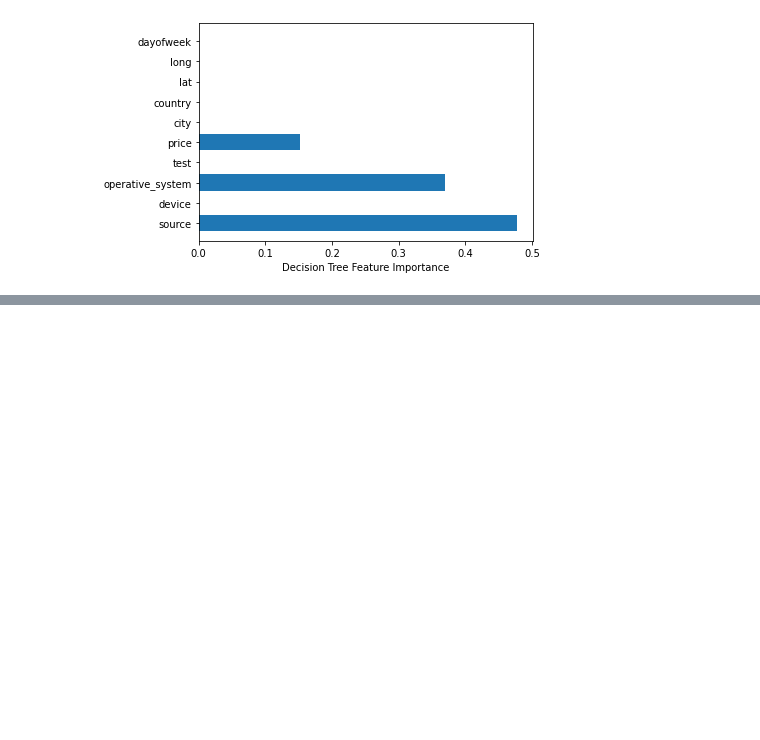
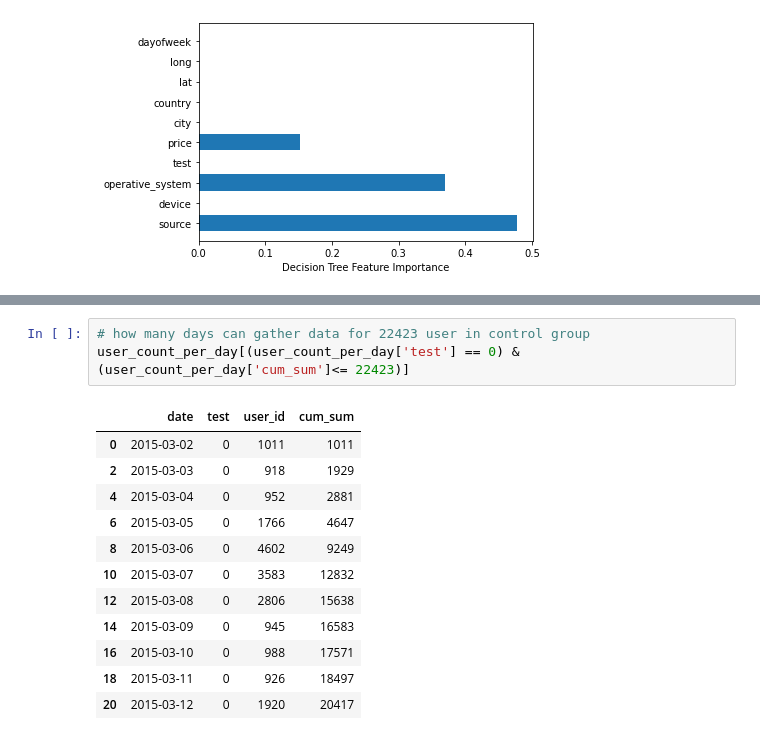
Before and after one commit to menghe2727/data_science, a Jupyter notebook: pricing_test/pricing_test.ipynb, the cells around one changed output, grey strips where cells are left out. Drawn from its saved outputs; the diff is of its cells as text; blank space fills up the shorter version.

```diff
--- a/pricing_test/pricing_test.ipynb
+++ b/pricing_test/pricing_test.ipynb
@@ -435,0 +497,16 @@ Clearly, the
+# %%
+# how many days can gather data for 22423 user in control group
+user_count_per_day[(user_count_per_day['test'] == 0) & (user_count_per_day['cum_sum']<= 22423)]
+# %% [output]
+|  | date | test | user_id | cum_sum |
+| 0 | 2015-03-02 | 0 | 1011 | 1011 |
+| 2 | 2015-03-03 | 0 | 918 | 1929 |
+| 4 | 2015-03-04 | 0 | 952 | 2881 |
+| 6 | 2015-03-05 | 0 | 1766 | 4647 |
+| 8 | 2015-03-06 | 0 | 4602 | 9249 |
+| 10 | 2015-03-07 | 0 | 3583 | 12832 |
+| 12 | 2015-03-08 | 0 | 2806 | 15638 |
+| 14 | 2015-03-09 | 0 | 945 | 16583 |
+| 16 | 2015-03-10 | 0 | 988 | 17571 |
+| 18 | 2015-03-11 | 0 | 926 | 18497 |
+| 20 | 2015-03-12 | 0 | 1920 | 20417 |
```
Also changed, not shown: parts of 9 cells of this notebook.
